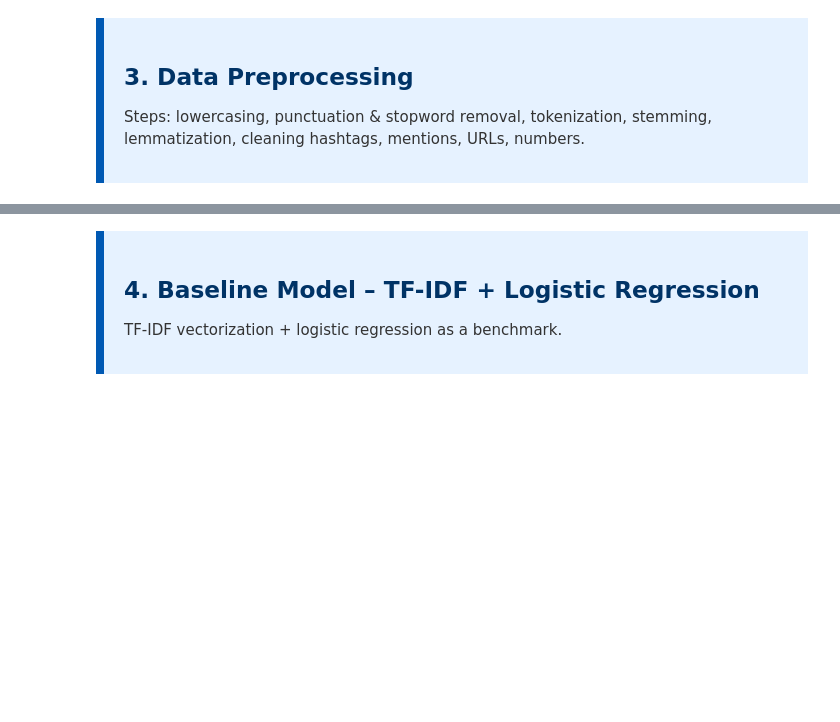
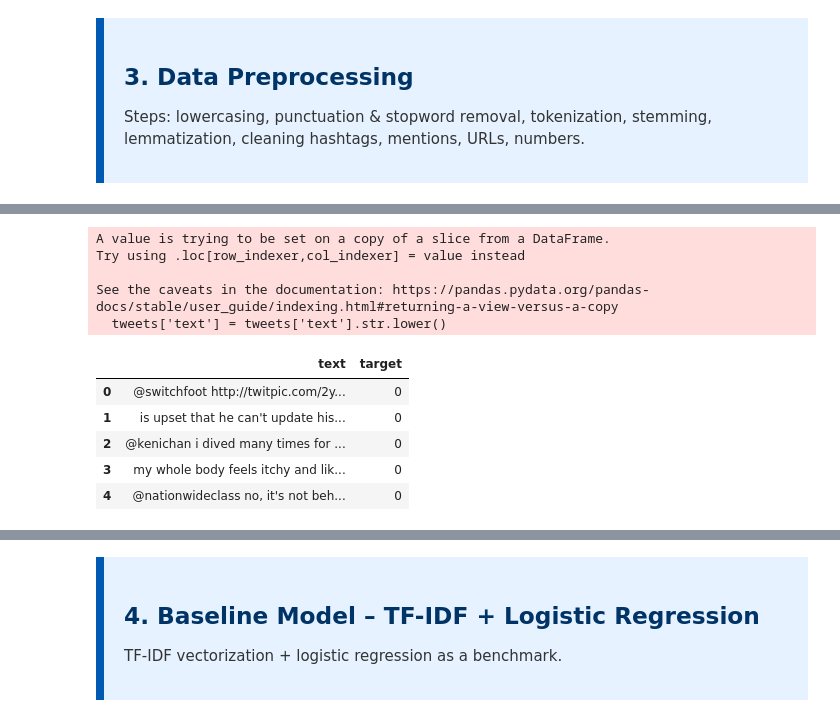
Before and after one commit to ariesslin/ie7500-g1-tweet-sentiment-nlp, a Jupyter notebook: scripts/tweet_sentiment_analysis_and_classification.ipynb, the cells around one changed output, grey strips where cells are left out. Drawn from its saved outputs; the diff is of its cells as text; code cells hidden in the pictures; blank space fills up the shorter version.

Commit message:
EDA and Preprocessing data complete

```diff
--- a/scripts/tweet_sentiment_analysis_and_classification.ipynb
+++ b/scripts/tweet_sentiment_analysis_and_classification.ipynb
@@ -422,0 +459,20 @@ This results in capturing conversational context, which might influence sentimen
+# %%
+# step 1, Convert all cases to lower
+
+tweets = df[['text', 'target']]
+
+tweets['text'] = tweets['text'].str.lower()
+
+tweets.head()
+# %% [output]
+A value is trying to be set on a copy of a slice from a DataFrame.
+Try using .loc[row_indexer,col_indexer] = value instead
+
+See the caveats in the documentation: https://pandas.pydata.org/pandas-docs/stable/user_guide/indexing.html#returning-a-view-versus-a-copy
+  tweets['text'] = tweets['text'].str.lower()
+|  | text | target |
+| 0 | @switchfoot http://twitpic.com/2y... | 0 |
+| 1 | is upset that he can't update his... | 0 |
+| 2 | @kenichan i dived many times for ... | 0 |
+| 3 | my whole body feels itchy and lik... | 0 |
+| 4 | @nationwideclass no, it's not beh... | 0 |
```
Also changed, not shown: parts of 11 cells of this notebook.
